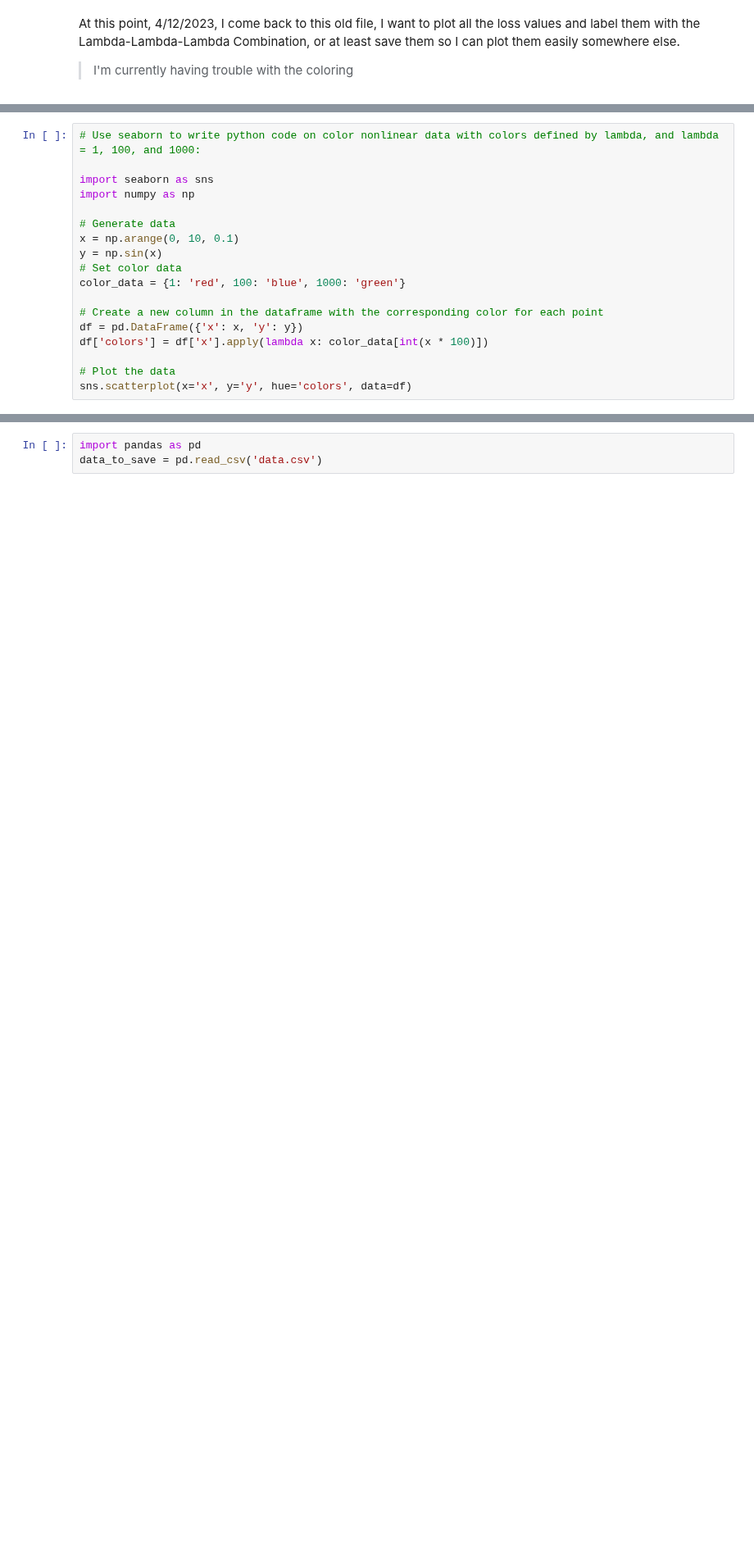
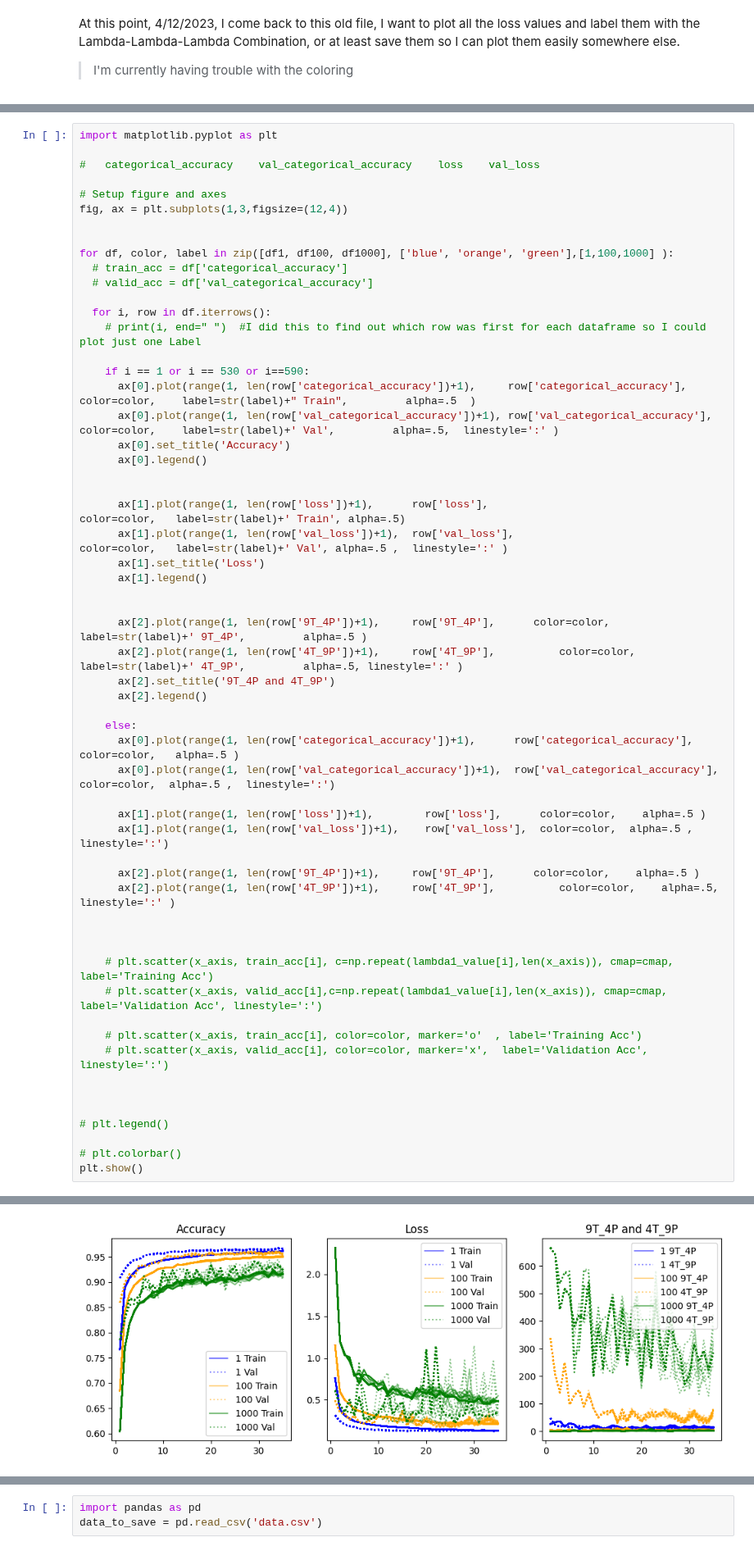
Before and after one commit to RachelRamirez/misclassification_matrix, a Jupyter notebook: Load_and_Analyze_Results_of_pkl_files.ipynb, the cells around one changed output, grey strips where cells are left out. Shown at 82% size. Cells and saved outputs as stored; diff of their text form; blank space fills up the shorter version.

```diff
--- a/Load_and_Analyze_Results_of_pkl_files.ipynb
+++ b/Load_and_Analyze_Results_of_pkl_files.ipynb
@@ -398,18 +246,0 @@ TypeError: ignored
-# %%
-# Use seaborn to write python code on color nonlinear data with colors defined by lambda, and lambda = 1, 100, and 1000:
-
-import seaborn as sns
-import numpy as np
-
-# Generate data
-x = np.arange(0, 10, 0.1)
-y = np.sin(x)
-# Set color data
-color_data = {1: 'red', 100: 'blue', 1000: 'green'}
-
-# Create a new column in the dataframe with the corresponding color for each point
-df = pd.DataFrame({'x': x, 'y': y})
-df['colors'] = df['x'].apply(lambda x: color_data[int(x * 100)])
-
-# Plot the data
-sns.scatterplot(x='x', y='y', hue='colors', data=df)
@@ -449,0 +247,59 @@ KeyError: ignored
+# %%
+import matplotlib.pyplot as plt
+
+# 	categorical_accuracy	val_categorical_accuracy	loss	val_loss
+
+# Setup figure and axes
+fig, ax = plt.subplots(1,3,figsize=(12,4))
+
+
+for df, color, label in zip([df1, df100, df1000], ['blue', 'orange', 'green'],[1,100,1000] ):
+  # train_acc = df['categorical_accuracy']
+  # valid_acc = df['val_categorical_accuracy']
+
+  for i, row in df.iterrows():
+    # print(i, end=" ")  #I did this to find out which row was first for each dataframe so I could plot just one Label
+
+    if i == 1 or i == 530 or i==590:
+      ax[0].plot(range(1, len(row['categorical_accuracy'])+1),     row['categorical_accuracy'],      color=color,    label=str(label)+" Train",         alpha=.5  )
+      ax[0].plot(range(1, len(row['val_categorical_accuracy'])+1), row['val_categorical_accuracy'],  color=color,    label=str(label)+' Val',         alpha=.5,  linestyle=':' )
+      ax[0].set_title('Accuracy')
+      ax[0].legend()
+
+
+      ax[1].plot(range(1, len(row['loss'])+1),      row['loss'],                                           color=color,   label=str(label)+' Train', alpha=.5)
+      ax[1].plot(range(1, len(row['val_loss'])+1),  row['val_loss'],                                    color=color,   label=str(label)+' Val', alpha=.5 ,  linestyle=':' )
+      ax[1].set_title('Loss')
+      ax[1].legend()
+
+
+      ax[2].plot(range(1, len(row['9T_4P'])+1),     row['9T_4P'],      color=color,    label=str(label)+' 9T_4P',         alpha=.5 )
+      ax[2].plot(range(1, len(row['4T_9P'])+1),     row['4T_9P'],          color=color,    label=str(label)+' 4T_9P',         alpha=.5, linestyle=':' )
+      ax[2].set_title('9T_4P and 4T_9P')
+      ax[2].legend()
+
+    else:
+      ax[0].plot(range(1, len(row['categorical_accuracy'])+1),      row['categorical_accuracy'], color=color,   alpha=.5 )
+      ax[0].plot(range(1, len(row['val_categorical_accuracy'])+1),  row['val_categorical_accuracy'], color=color,  alpha=.5 ,  linestyle=':')
+
+      ax[1].plot(range(1, len(row['loss'])+1),        row['loss'],      color=color,    alpha=.5 )
+      ax[1].plot(range(1, len(row['val_loss'])+1),    row['val_loss'],  color=color,  alpha=.5 ,  linestyle=':')
+
+      ax[2].plot(range(1, len(row['9T_4P'])+1),     row['9T_4P'],      color=color,    alpha=.5 )
+      ax[2].plot(range(1, len(row['4T_9P'])+1),     row['4T_9P'],          color=color,    alpha=.5, linestyle=':' )
+
+
+
+    # plt.scatter(x_axis, train_acc[i], c=np.repeat(lambda1_value[i],len(x_axis)), cmap=cmap, label='Training Acc')
+    # plt.scatter(x_axis, valid_acc[i],c=np.repeat(lambda1_value[i],len(x_axis)), cmap=cmap,  label='Validation Acc', linestyle=':')
+
+    # plt.scatter(x_axis, train_acc[i], color=color, marker='o'  , label='Training Acc')
+    # plt.scatter(x_axis, valid_acc[i], color=color, marker='x',  label='Validation Acc', linestyle=':')
+
+
+
+# plt.legend()
+
+# plt.colorbar()
+plt.show()
+# %% [output]
@@ -449,0 +307 @@ KeyError: ignored
+[figure, added]
```
Also changed, not shown: parts of 9 cells of this notebook.
